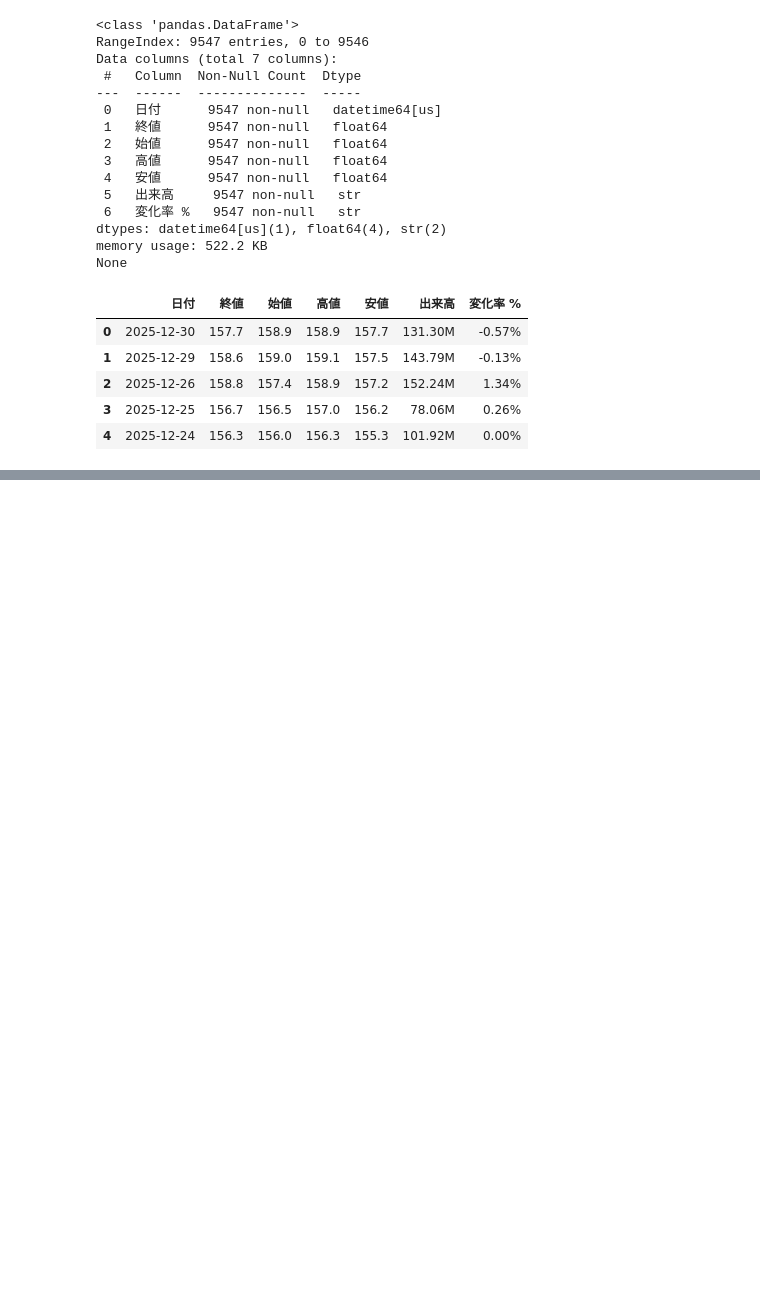
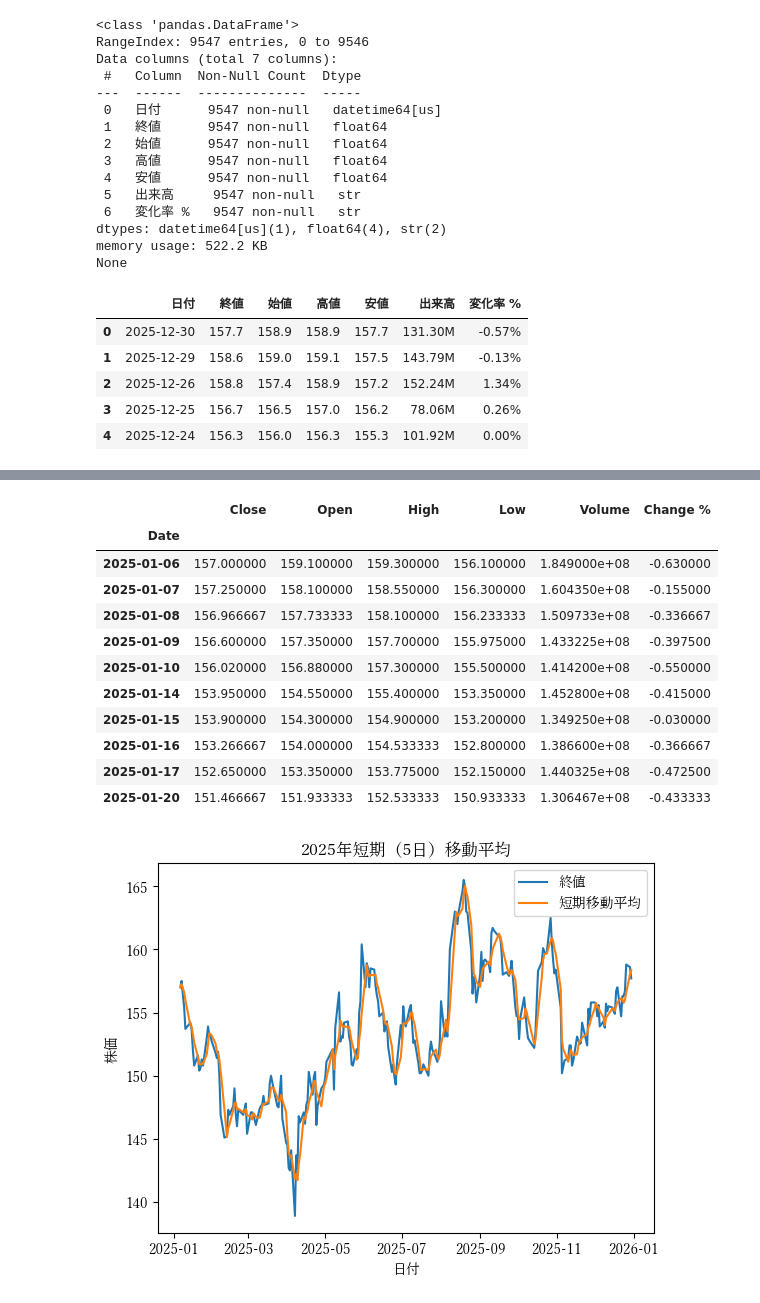
Before and after one commit to lktoby/stock_price, a Jupyter notebook: stock_price.ipynb, the cells around one changed output, grey strips where cells are left out. Cells and saved outputs as stored; diff of their text form; code cells hidden in the pictures; blank space fills up the shorter version.

```diff
--- a/stock_price.ipynb
+++ b/stock_price.ipynb
@@ -53,0 +190,6 @@ None
+# %%
+start_date = pd.to_datetime('2025-01-06')
+end_date = pd.to_datetime('2025-12-30')
+df_2025 = df.loc[end_date:start_date]
+df_2025 = df_2025.iloc[::-1]
+display(df_2025.head())
@@ -53,0 +204,24 @@ None
+# %%
+df_2025_rshort = df_2025.rolling('5D').mean()
+display(df_2025_rshort.head(10))
+plt.plot(df_2025.index, df_2025['Close'], label='終値')
+plt.plot(df_2025_rshort.index, df_2025_rshort['Close'], label='短期移動平均')
+plt.title('2025年短期（5日）移動平均')
+plt.xlabel('日付')
+plt.ylabel('株価')
+plt.legend()
+plt.show()
+# %% [output]
+|  | Close | Open | High | Low | Volume | Change % |
+| Date |  |  |  |  |  |  |
+| 2025-01-06 | 157.000000 | 159.100000 | 159.300000 | 156.100000 | 1.849000e+08 | -0.630000 |
+| 2025-01-07 | 157.250000 | 158.100000 | 158.550000 | 156.300000 | 1.604350e+08 | -0.155000 |
+| 2025-01-08 | 156.966667 | 157.733333 | 158.100000 | 156.233333 | 1.509733e+08 | -0.336667 |
+| 2025-01-09 | 156.600000 | 157.350000 | 157.700000 | 155.975000 | 1.433225e+08 | -0.397500 |
+| 2025-01-10 | 156.020000 | 156.880000 | 157.300000 | 155.500000 | 1.414200e+08 | -0.550000 |
+| 2025-01-14 | 153.950000 | 154.550000 | 155.400000 | 153.350000 | 1.452800e+08 | -0.415000 |
+| 2025-01-15 | 153.900000 | 154.300000 | 154.900000 | 153.200000 | 1.349250e+08 | -0.030000 |
+| 2025-01-16 | 153.266667 | 154.000000 | 154.533333 | 152.800000 | 1.386600e+08 | -0.366667 |
+| 2025-01-17 | 152.650000 | 153.350000 | 153.775000 | 152.150000 | 1.440325e+08 | -0.472500 |
+| 2025-01-20 | 151.466667 | 151.933333 | 152.533333 | 150.933333 | 1.306467e+08 | -0.433333 |
+[figure, added]
```
Also changed, not shown: parts of 17 cells of this notebook.
